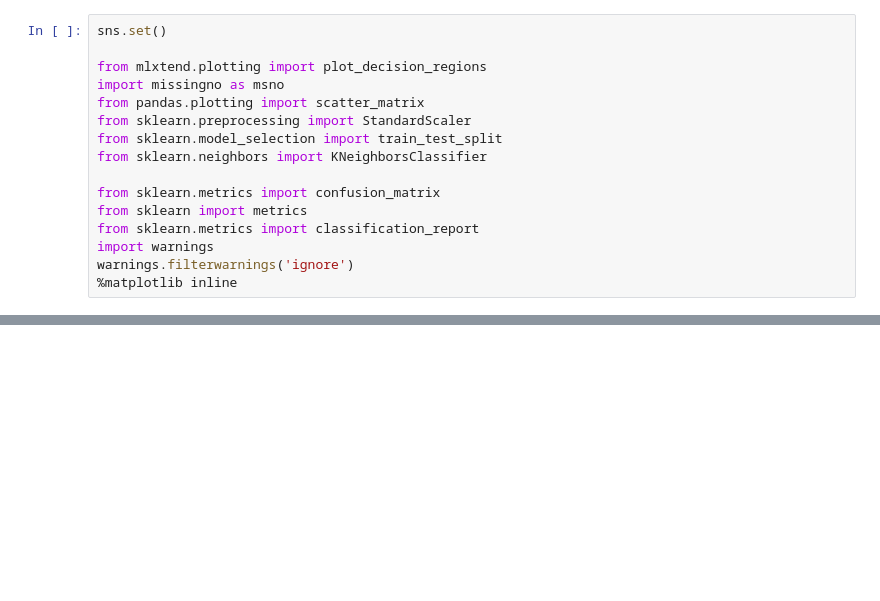
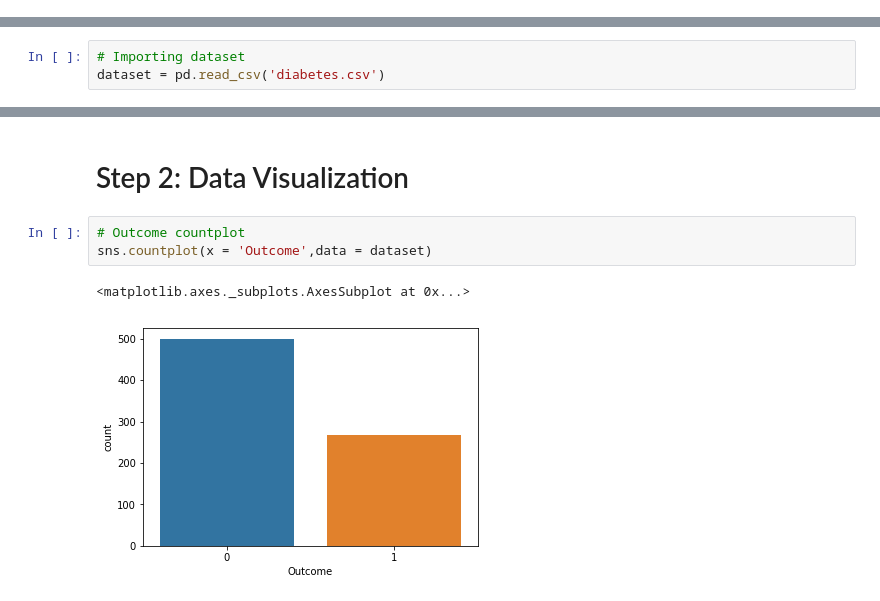
Before and after one commit to AADHYA-A/EY-GDS---AICTE-Internship, a Jupyter notebook: AADHYA A_STU645f6402278541683973122.ipynb, the cells around one changed output, grey strips where cells are left out. Drawn from its saved outputs; the diff is of its cells as text; blank space fills up the shorter version.

```diff
--- a/AADHYA A_STU645f6402278541683973122.ipynb
+++ b/AADHYA A_STU645f6402278541683973122.ipynb
@@ -26,16 +0,0 @@ import seaborn as sns
-# %%
-sns.set()
-
-from mlxtend.plotting import plot_decision_regions
-import missingno as msno
-from pandas.plotting import scatter_matrix
-from sklearn.preprocessing import StandardScaler
-from sklearn.model_selection import train_test_split
-from sklearn.neighbors import KNeighborsClassifier
-
-from sklearn.metrics import confusion_matrix
-from sklearn import metrics
-from sklearn.metrics import classification_report
-import warnings
-warnings.filterwarnings('ignore')
-%matplotlib inline
@@ -230,0 +25,3 @@ Accuracy_Score = 0.7401574803149606
+# %%
+# Importing dataset
+dataset = pd.read_csv('diabetes.csv')
@@ -230,0 +98,8 @@ Accuracy_Score = 0.7401574803149606
+# %% [markdown]
+# Step 2: Data Visualization
+# %%
+# Outcome countplot
+sns.countplot(x = 'Outcome',data = dataset)
+# %% [output]
+<matplotlib.axes._subplots.AxesSubplot at 0x...>
+[figure, added]
```
Also changed, not shown: parts of 76 cells of this notebook.
